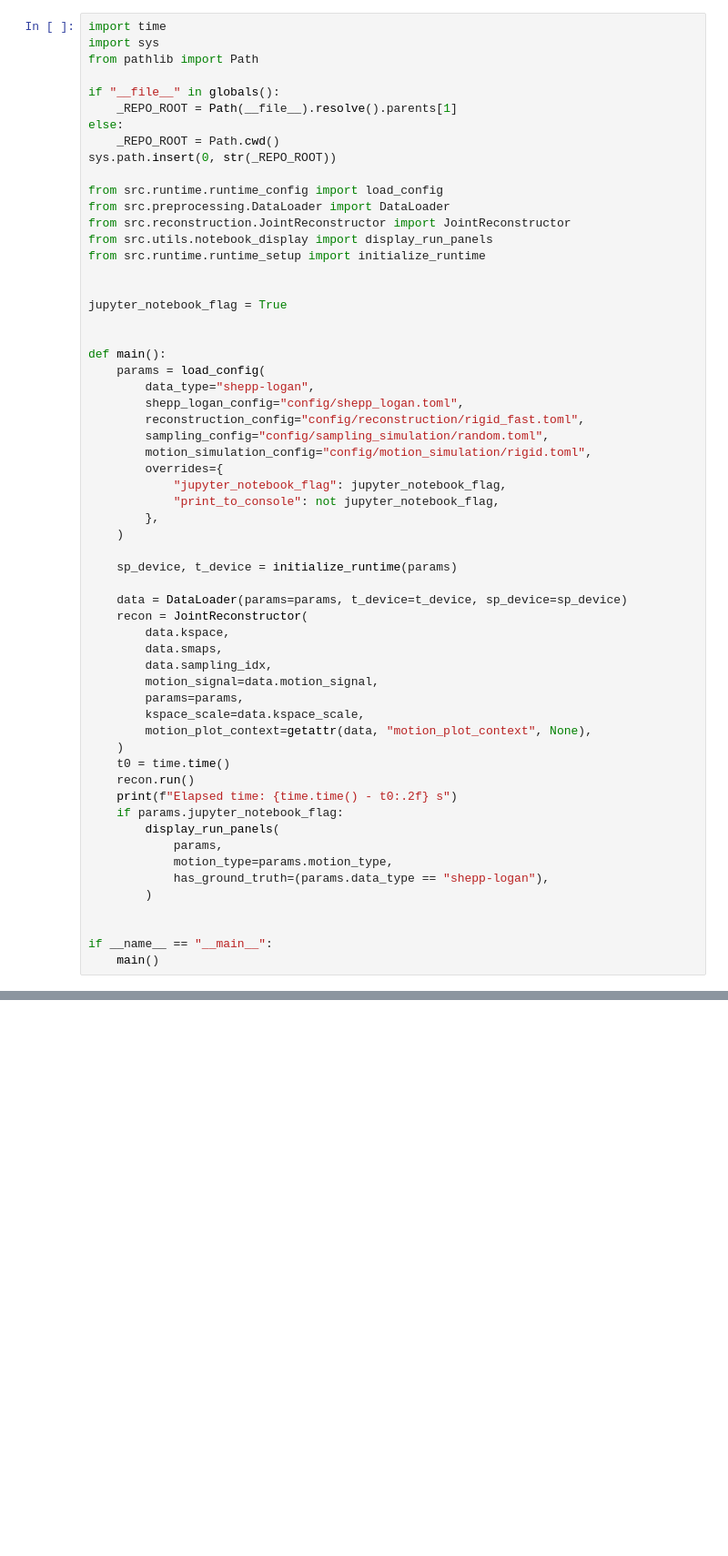
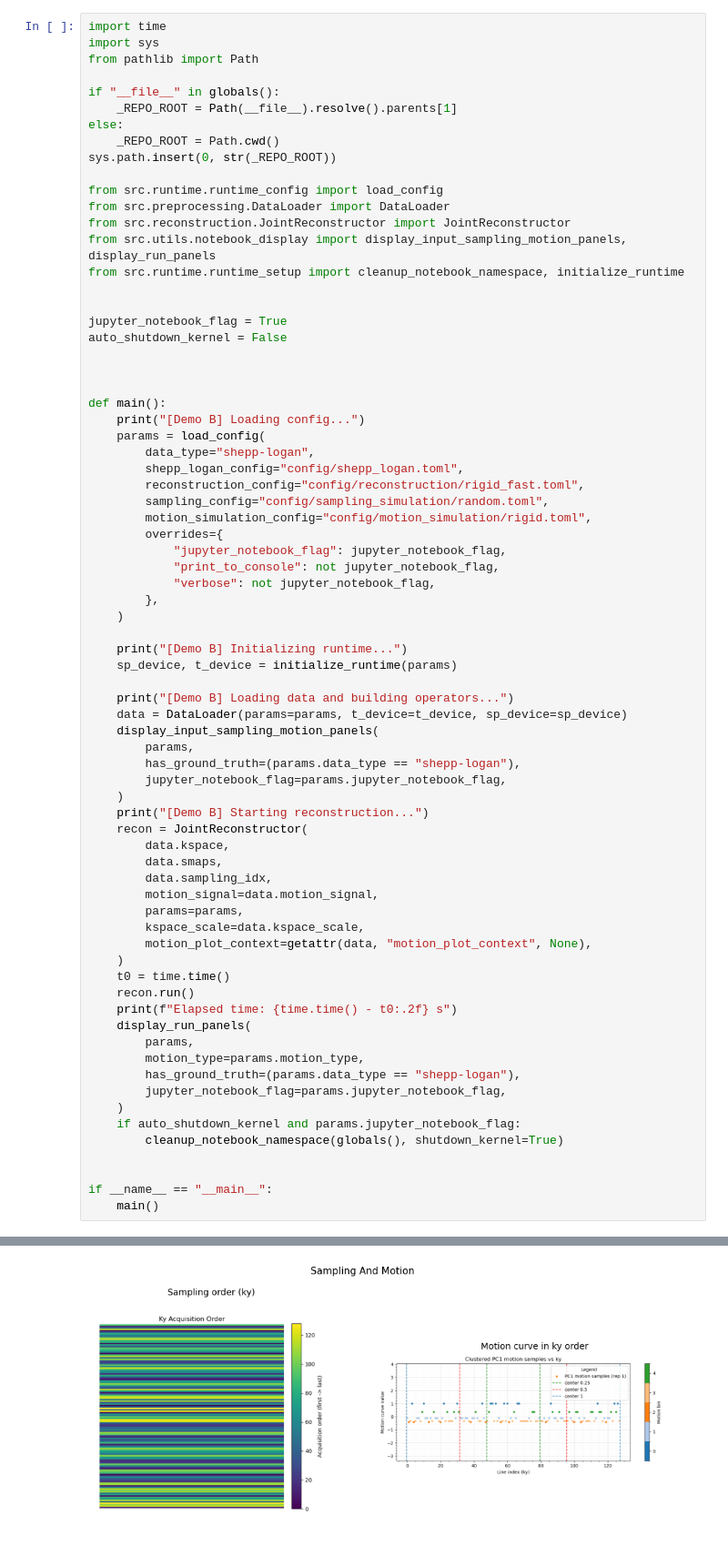
Before and after one commit to IADI-Nancy/GRICS-torch, a Jupyter notebook: demo_b_shepp_random_rigid.ipynb, the cells around one changed output, grey strips where cells are left out. Shown at 91% size. Saved outputs shown, nothing was run; the diff lists cells and outputs as text; blank space fills up the shorter version.

```diff
--- a/demo_b_shepp_random_rigid.ipynb
+++ b/demo_b_shepp_random_rigid.ipynb
@@ -14,14 +16,17 @@ sys.path.insert(0, str(_REPO_ROOT))
 from src.runtime.runtime_config import load_config
 from src.preprocessing.DataLoader import DataLoader
 from src.reconstruction.JointReconstructor import JointReconstructor
-from src.utils.notebook_display import display_run_panels
-from src.runtime.runtime_setup import initialize_runtime
+from src.utils.notebook_display import display_input_sampling_motion_panels, display_run_panels
+from src.runtime.runtime_setup import cleanup_notebook_namespace, initialize_runtime
 
 
 jupyter_notebook_flag = True
+auto_shutdown_kernel = False
+
 
 
 def main():
+    print("[Demo B] Loading config...")
     params = load_config(
         data_type="shepp-logan",
         shepp_logan_config="config/shepp_logan.toml",
@@ -31,12 +36,21 @@ def main():
         overrides={
             "jupyter_notebook_flag": jupyter_notebook_flag,
             "print_to_console": not jupyter_notebook_flag,
+            "verbose": not jupyter_notebook_flag,
         },
     )
 
+    print("[Demo B] Initializing runtime...")
     sp_device, t_device = initialize_runtime(params)
 
+    print("[Demo B] Loading data and building operators...")
     data = DataLoader(params=params, t_device=t_device, sp_device=sp_device)
+    display_input_sampling_motion_panels(
+        params,
+        has_ground_truth=(params.data_type == "shepp-logan"),
+        jupyter_notebook_flag=params.jupyter_notebook_flag,
+    )
+    print("[Demo B] Starting reconstruction...")
     recon = JointReconstructor(
         data.kspace,
         data.smaps,
@@ -49,13 +63,16 @@ def main():
     t0 = time.time()
     recon.run()
     print(f"Elapsed time: {time.time() - t0:.2f} s")
-    if params.jupyter_notebook_flag:
-        display_run_panels(
-            params,
-            motion_type=params.motion_type,
-            has_ground_truth=(params.data_type == "shepp-logan"),
-        )
+    display_run_panels(
+        params,
+        motion_type=params.motion_type,
+        has_ground_truth=(params.data_type == "shepp-logan"),
+        jupyter_notebook_flag=params.jupyter_notebook_flag,
+    )
+    if auto_shutdown_kernel and params.jupyter_notebook_flag:
+        cleanup_notebook_namespace(globals(), shutdown_kernel=True)
 
 
 if __name__ == "__main__":
     main()
+# %% [output]
@@ -61,0 +83 @@ if __name__ == "__main__":
+[figure, added]
```
Also changed, not shown: parts of 3 cells of this notebook, 6 other files.
